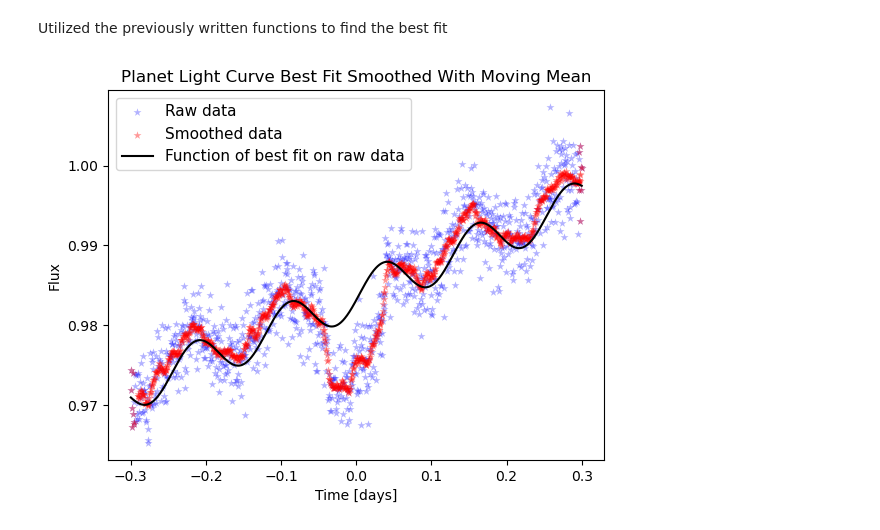
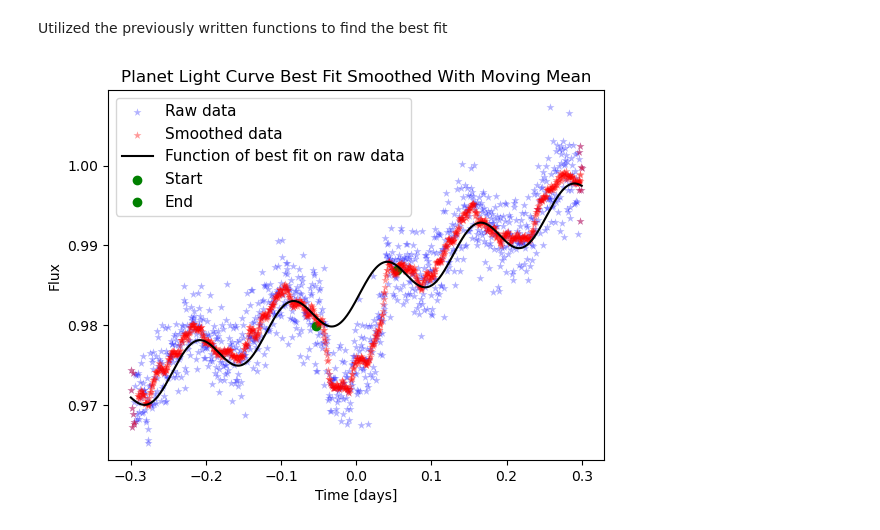
Before and after one commit to Starllation/ASTR-19-Group-Project, a Jupyter notebook: Group Project Task 2.ipynb, the cells around one changed output. Cells and saved outputs as stored; diff of their text form; code cells hidden in the pictures.

```diff
--- a/Group Project Task 2.ipynb
+++ b/Group Project Task 2.ipynb
@@ -228,24 +126,27 @@ Utilized the previously written functions to find the best fit
 # %%
 #smoothen out our data
 timeSmoothed, fluxSmoothed = movingMean(time,flux,15)
 
 #use scipy.curve_fit() to find a best fit with our smoothed data and the function
 params, covariance = curve_fit(modelCombination, timeSmoothed, fluxSmoothed,p0=[1,1,1,50,0],sigma=0.003)
 
 #plot raw data
 plt.scatter(time,flux,c='b',marker='*',linewidth=0.0025,alpha=0.3,zorder=1,label="Raw data")
 #plot smoothed data
 plt.scatter(timeSmoothed,fluxSmoothed,c='r',marker='*',linewidth=0.0025,alpha=0.4,zorder=2,label="Smoothed data")
 #plot the calculated best fit
 plt.plot(timeSmoothed, modelCombination(timeSmoothed,*params), c='k', zorder=3,label='Function of best fit on raw data')
 
 #plt.errorbar(time,flux,yerr=0.003,c='g',elinewidth=0.01,zorder=0)
 
+plt.scatter(time[411],flux[411],c='g',label="Start")
+plt.scatter(time[590],flux[590],c='g',label="End")
+
 
 plt.xlabel("Time [days]")
 plt.ylabel("Flux")
 plt.legend(fontsize = 11)
 plt.title("Planet Light Curve Best Fit Smoothed With Moving Mean")
 plt.savefig("PlanetLightCurveSmooth.pdf",format="pdf")
 # %% [output]
-[figure, old version]
+[figure, new version]
```
Also changed, not shown: parts of 6 cells of this notebook, 1 other file.
